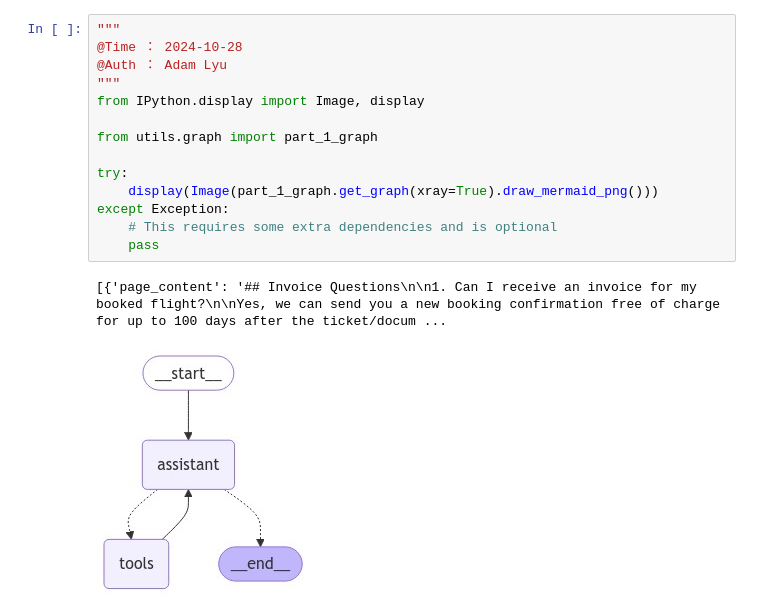
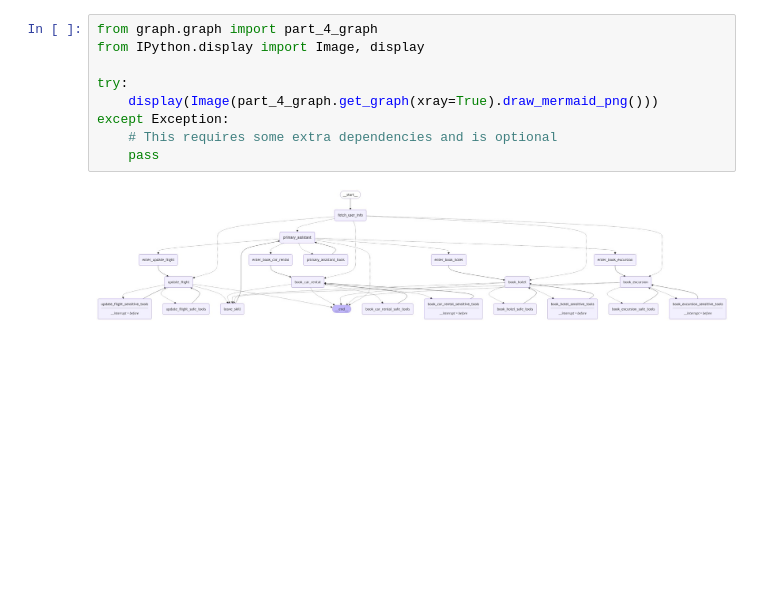
Before and after one commit to FreeAdam2023/CustomerSupportBot, a Jupyter notebook: graph_visual/graph_visual.ipynb, the cells around one changed output. Saved outputs shown, nothing was run; the diff lists cells and outputs as text; blank space fills up the shorter version.

```diff
--- a/graph_visual/graph_visual.ipynb
+++ b/graph_visual/graph_visual.ipynb
@@ -1,17 +1,11 @@
 # %%
-"""
-@Time ： 2024-10-28
-@Auth ： Adam Lyu
-"""
+from graph.graph import part_4_graph
 from IPython.display import Image, display
 
-from utils.graph import part_1_graph
-
 try:
-    display(Image(part_1_graph.get_graph(xray=True).draw_mermaid_png()))
+    display(Image(part_4_graph.get_graph(xray=True).draw_mermaid_png()))
 except Exception:
     # This requires some extra dependencies and is optional
     pass
 # %% [output]
-[{'page_content': '## Invoice Questions\n\n1. Can I receive an invoice for my booked flight?\n\nYes, we can send you a new booking confirmation free of charge for up to 100 days after the ticket/docum ...
-[figure, old version]
+[figure, new version]
```
Also changed, not shown: 12 other files.
